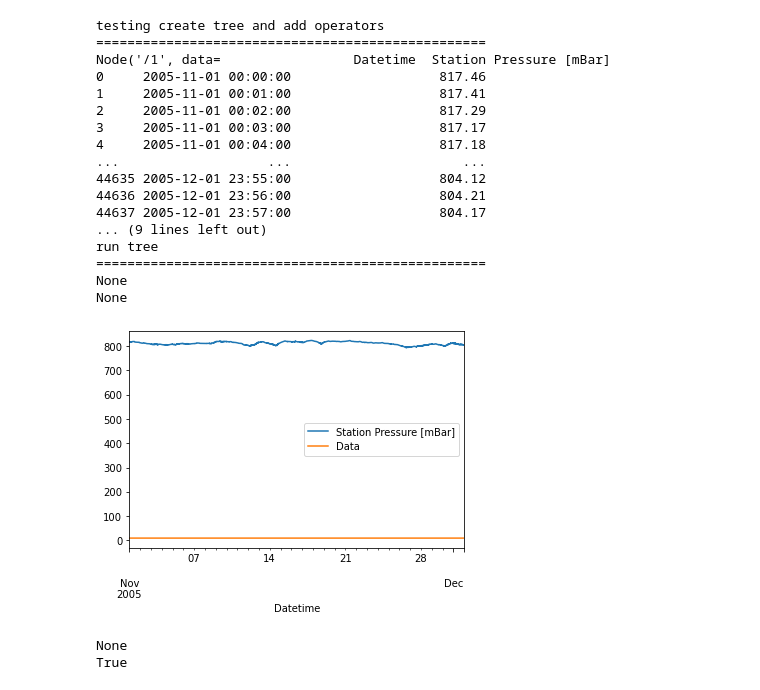
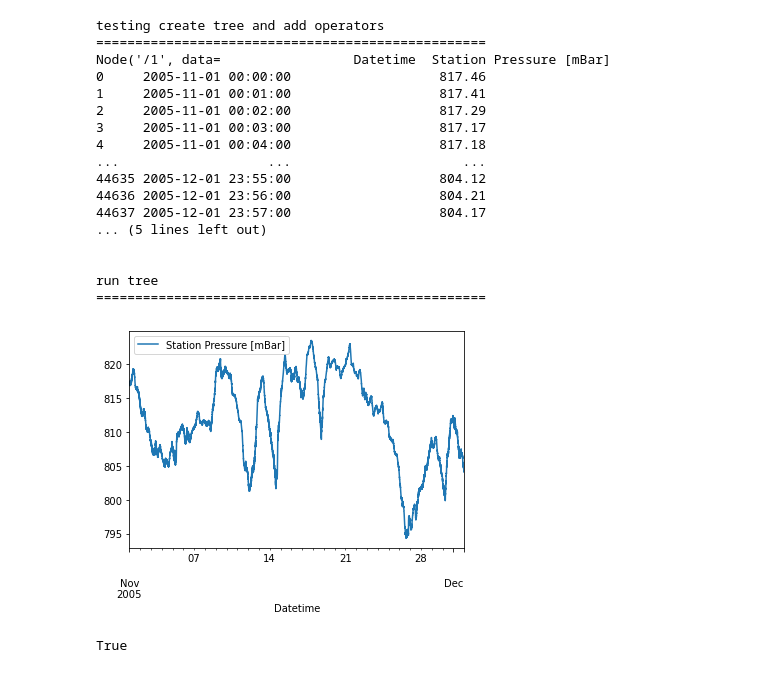
Before and after one commit to avilla2/cis422-project1, a Jupyter notebook: execution_example.ipynb, the cells around one changed output. Drawn from its saved outputs; the diff is of its cells as text; code cells hidden in the pictures.

```diff
--- a/execution_example.ipynb
+++ b/execution_example.ipynb
@@ -1,37 +1,34 @@
 # %%
 from transformation import *
 
 print("testing create tree and add operators")
 print("=" * 50)
 test = tf_tree()
 address = '/Users/hyojaeshin/Desktop/CIS422/Project1/cis422-project1/timeSeriesData2/AtmPres2005NovMin.csv'
 test.create_tree(address)
-test.add_operator(1, "denoise")
-test.add_operator(2, "cubic_root")
-test.add_operator(3, "plot")
+test.add_operator(1, "plot")
 test.print_tree(test.root)
 
 print("\n\nrun tree")
 print("=" * 50)
-print(test.exec_tree())
+test.exec_tree()
 # %% [output]
 testing create tree and add operators
 ==================================================
 Node('/1', data=                 Datetime  Station Pressure [mBar]
 0     2005-11-01 00:00:00                   817.46
 1     2005-11-01 00:01:00                   817.41
 2     2005-11-01 00:02:00                   817.29
 3     2005-11-01 00:03:00                   817.17
 4     2005-11-01 00:04:00                   817.18
 ...                   ...                      ...
 44635 2005-12-01 23:55:00                   804.12
 44636 2005-12-01 23:56:00                   804.21
 44637 2005-12-01 23:57:00                   804.17
-... (9 lines left out)
+... (5 lines left out)
+
+
 run tree
 ==================================================
-None
-None
-[figure, old version]
+[figure, new version]
-None
 True
```
Also changed, not shown: parts of 2 cells of this notebook, 1 other file.
